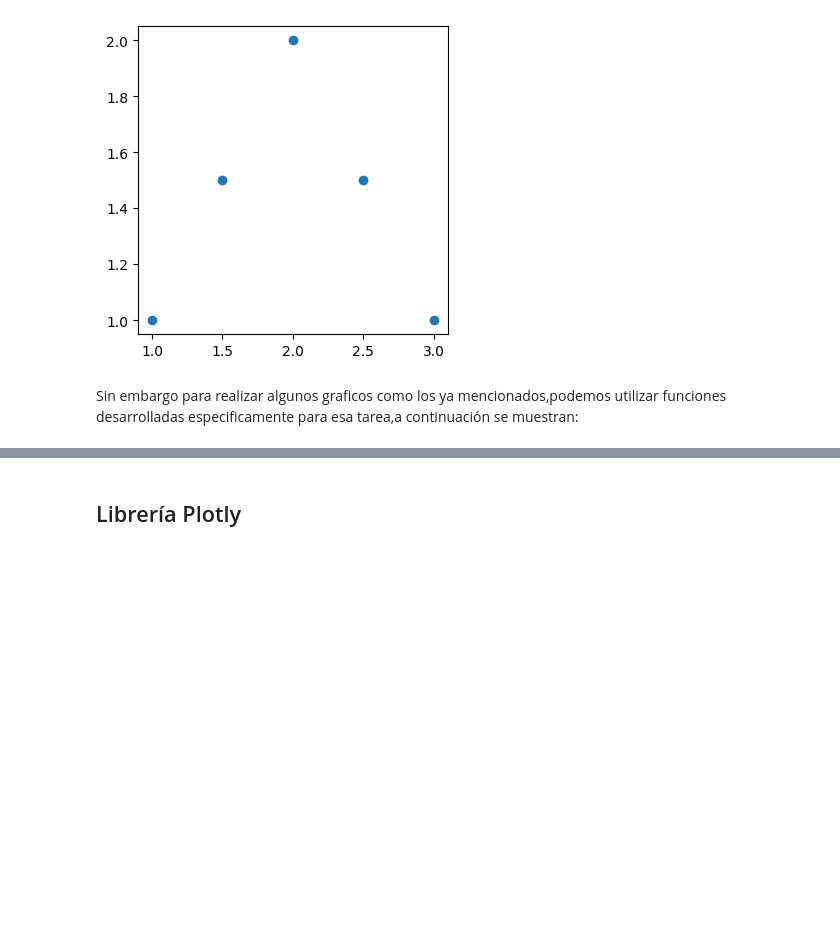
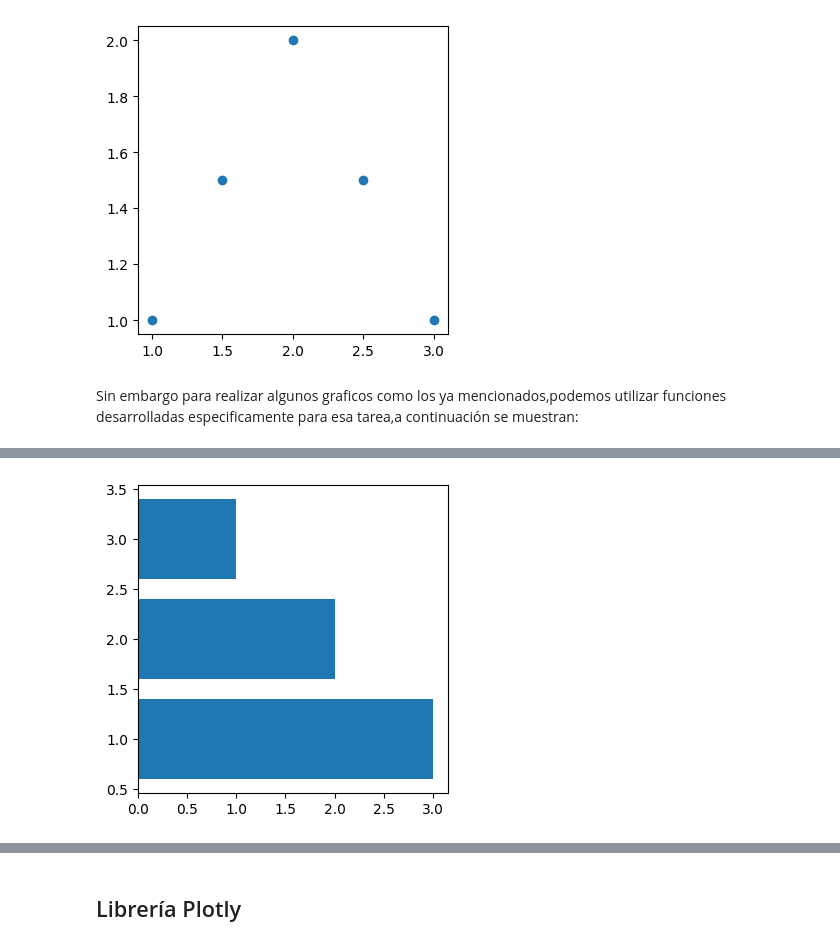
Before and after one commit to jfvenegasg/course_python, a Jupyter notebook: Curso Introducción con Python a Data Science .ipynb, the cells around one changed output, grey strips where cells are left out. Drawn from its saved outputs; the diff is of its cells as text; code cells hidden in the pictures; blank space fills up the shorter version.

```diff
--- a/Curso Introducción con Python a Data Science .ipynb
+++ b/Curso Introducción con Python a Data Science .ipynb
@@ -933,0 +976,11 @@ Sin embargo para realizar algunos graficos como los ya mencionados,podemos utili
+# %%
+import matplotlib.pyplot as plt
+
+fig,ax=plt.subplots()
+ax.barh([1,2,3],[3,2,1])
+
+fig.set_size_inches(4,4)
+
+plt.show()
+# %% [output]
+[figure, added]
```
Also changed, not shown: parts of 14 cells of this notebook, 1 other file.
